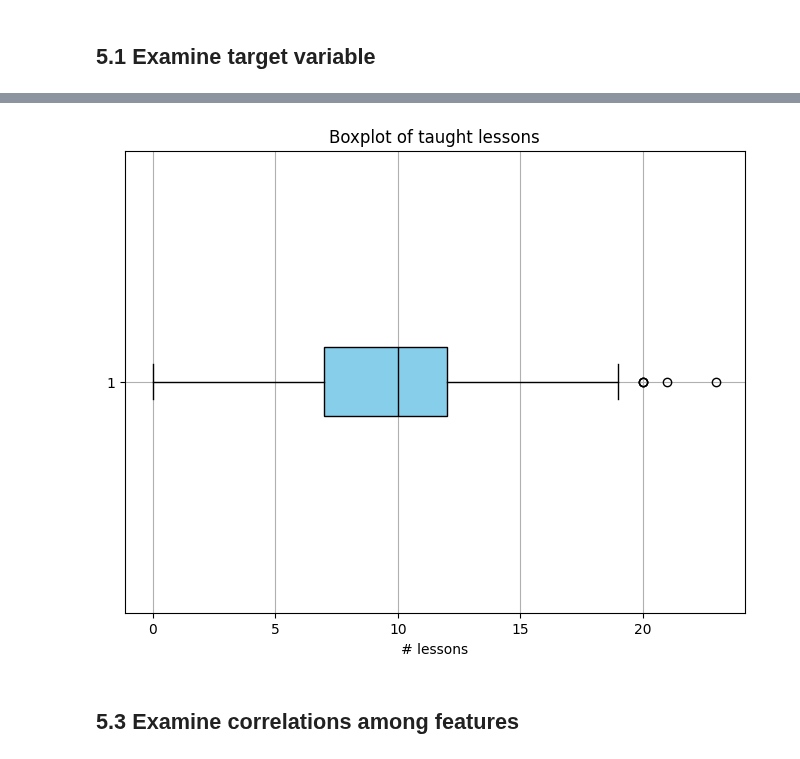
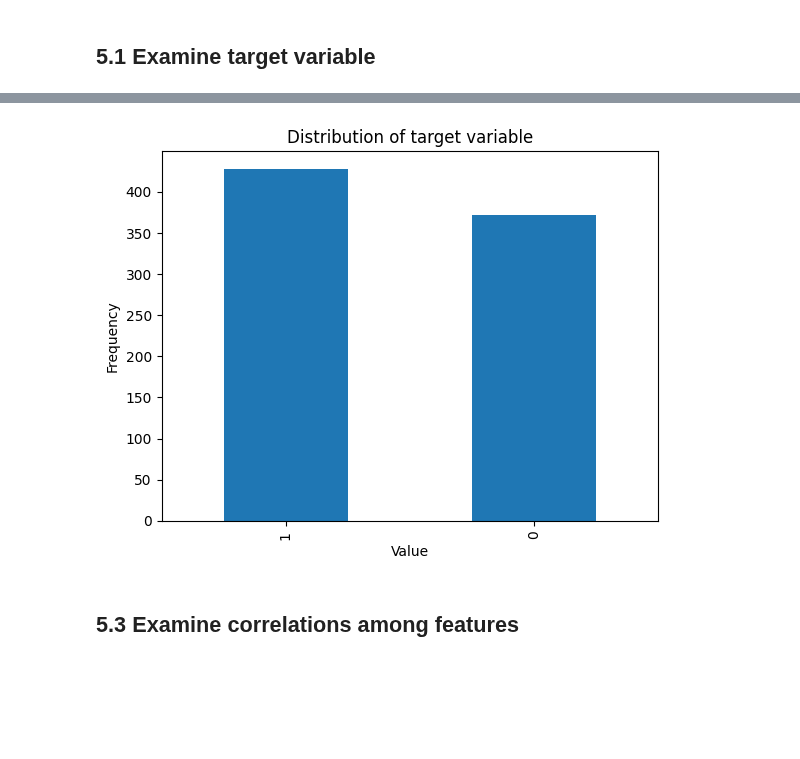
Before and after one commit to TechLabs-Berlin/ws24-skillswap, a Jupyter notebook: DS/01_Notebooks/02_Features_Insights/03_Exploratory_Data_Analysis/Exploratory.data.analysis.ipynb, the cells around one changed output, grey strips where cells are left out. Cells and saved outputs as stored; diff of their text form; code cells hidden in the pictures; blank space fills up the shorter version.

```diff
--- a/DS/01_Notebooks/02_Features_Insights/03_Exploratory_Data_Analysis/Exploratory.data.analysis.ipynb
+++ b/DS/01_Notebooks/02_Features_Insights/03_Exploratory_Data_Analysis/Exploratory.data.analysis.ipynb
@@ -352,16 +340,19 @@ plt.show()
-# %%
-column_name = 'Sum_Skills_Off'
-
-plt.figure(figsize=(8, 6))
-boxprops = dict(facecolor='skyblue', color='black')
-medianprops = dict(color='black')
-plt.boxplot(df_ML[column_name], vert=False, patch_artist=True, boxprops=boxprops, medianprops=medianprops)
-plt.title('Boxplot of taught lessons')
-plt.xlabel('# lessons')
-plt.grid(True)
-plt.show()
-# %% [output]
-[figure, removed]
+# %%
+column_name = 'Sum_Skills_Off_ab_avg'
+
+
+fig, ax = plt.subplots()
+
+df_ML[column_name].value_counts().plot(kind='bar', ax=ax)
+
+ax.set_xlabel('Value')
+ax.set_ylabel('Frequency')
+ax.set_title('Distribution of target variable')
+
+# Show the plot
+plt.show()
+# %% [output]
+[figure, added]
 # %% [markdown]
 ## 5.3 Examine correlations among features
 # %%
```
Also changed, not shown: parts of 3 cells of this notebook.
